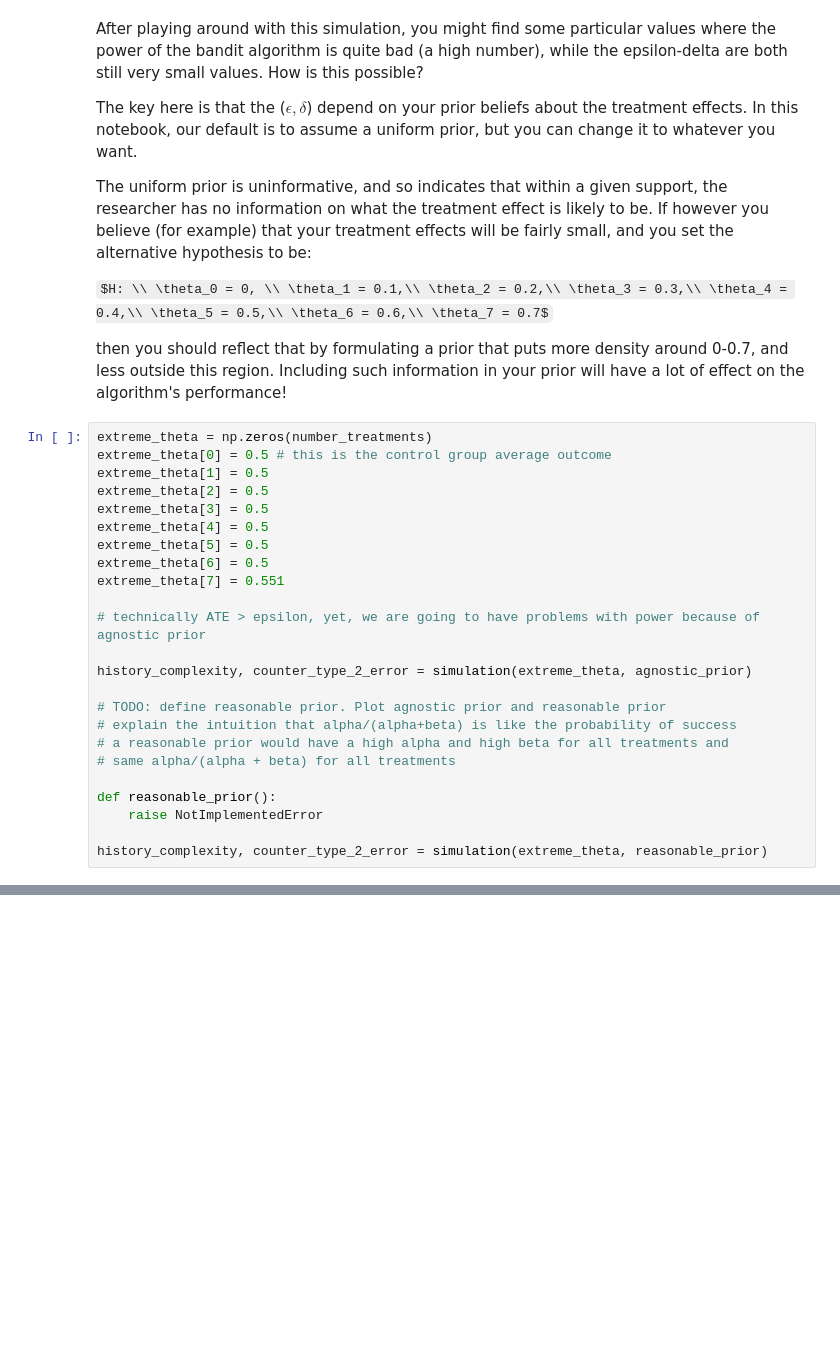
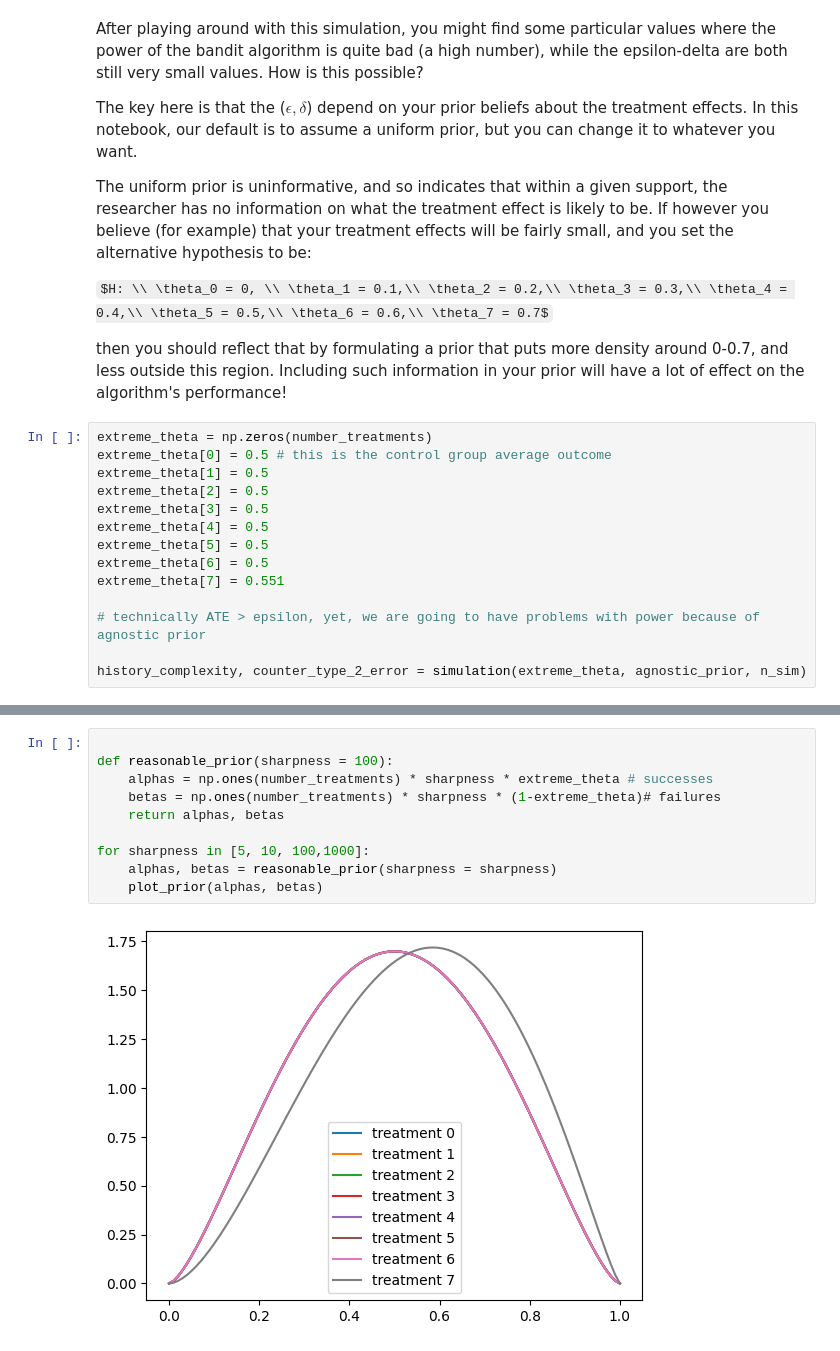
Before and after one commit to rrmaura/-eps-delta-PACMAN, a Jupyter notebook: notebook_power simulations.ipynb, the cells around one changed output, grey strips where cells are left out. Saved outputs shown, nothing was run; the diff lists cells and outputs as text; some formulas as TeX source; blank space fills up the shorter version.

```diff
--- a/notebook_power simulations.ipynb
+++ b/notebook_power simulations.ipynb
@@ -247,15 +273,5 @@ extreme_theta[7] = 0.551
 
 # technically ATE > epsilon, yet, we are going to have problems with power because of agnostic prior
 
-history_complexity, counter_type_2_error = simulation(extreme_theta, agnostic_prior)
-
-# TODO: define reasonable prior. Plot agnostic prior and reasonable prior
-# explain the intuition that alpha/(alpha+beta) is like the probability of success
-# a reasonable prior would have a high alpha and high beta for all treatments and
-# same alpha/(alpha + beta) for all treatments
-
-def reasonable_prior():
-    raise NotImplementedError
-
-history_complexity, counter_type_2_error = simulation(extreme_theta, reasonable_prior)
+history_complexity, counter_type_2_error = simulation(extreme_theta, agnostic_prior, n_sim)
 # %% [output]
@@ -262,0 +304,12 @@ NameError: name 'simulation' is not defined
+# %%
+
+def reasonable_prior(sharpness = 100):
+    alphas = np.ones(number_treatments) * sharpness * extreme_theta # successes
+    betas = np.ones(number_treatments) * sharpness * (1-extreme_theta)# failures
+    return alphas, betas
+
+for sharpness in [5, 10, 100,1000]:
+    alphas, betas = reasonable_prior(sharpness = sharpness)
+    plot_prior(alphas, betas)
+# %% [output]
+[figure, added]
```
Also changed, not shown: parts of 9 cells of this notebook.
